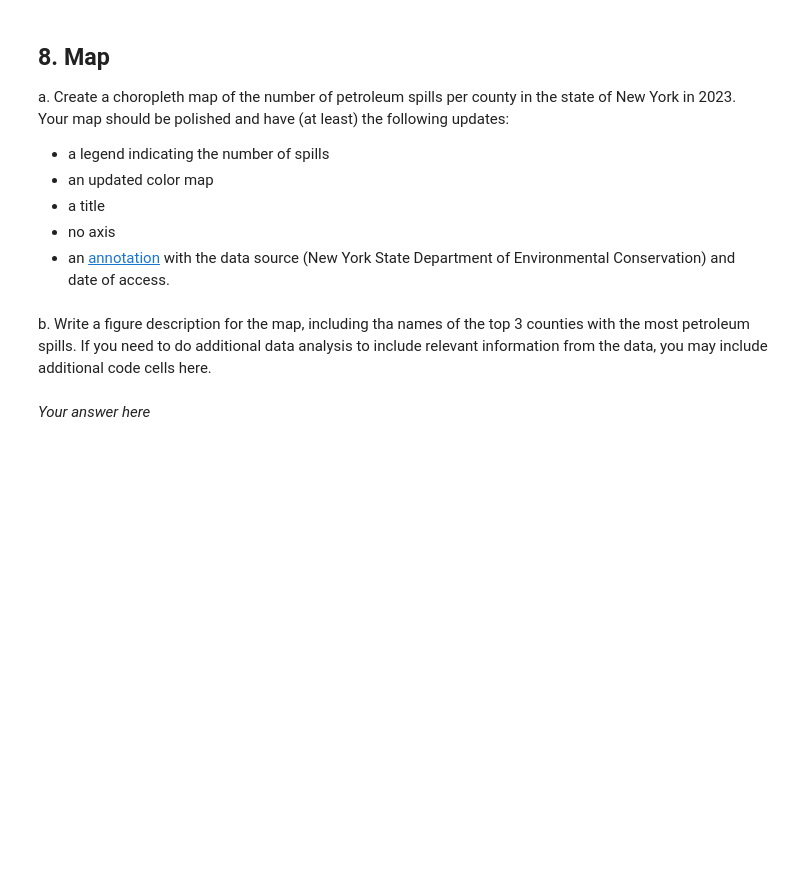
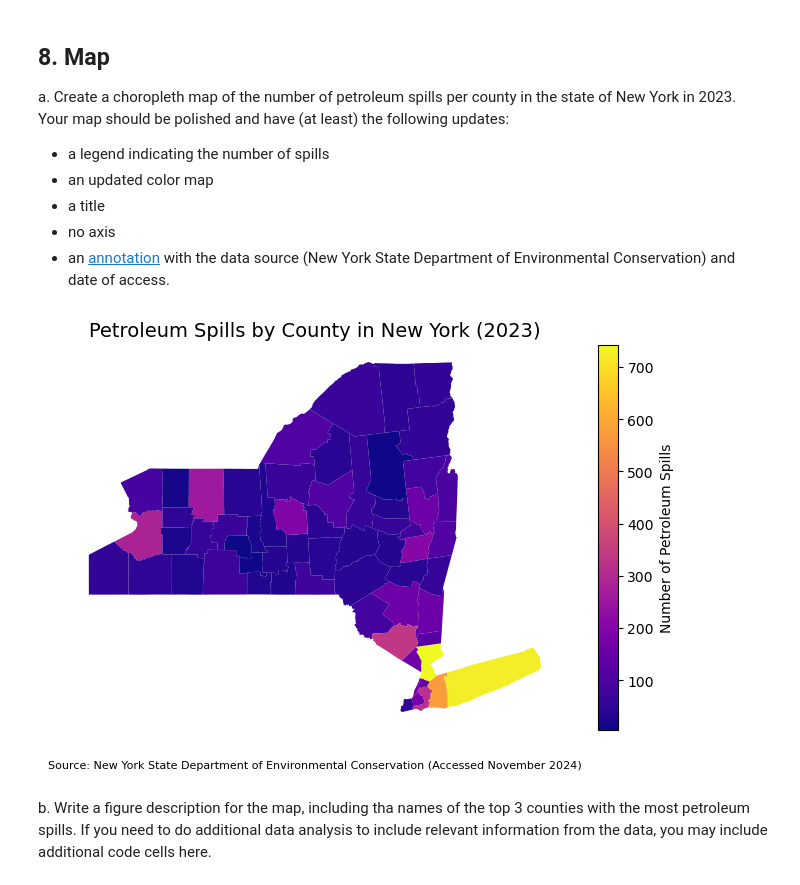
Before and after one commit to ZoeZhouJ/eds220-hwk3, a Jupyter notebook: hwk3-task2-oil-spills.ipynb, the cells around one changed output. Saved outputs shown, nothing was run; the diff lists cells and outputs as text; code cells hidden in the pictures; blank space fills up the shorter version.

Commit message:
Finish plotting

```diff
--- a/hwk3-task2-oil-spills.ipynb
+++ b/hwk3-task2-oil-spills.ipynb
@@ -81,4 +77,4 @@ counties = gpd.read_file(fp)
 # Import NY spills data
 fp_spills = os.path.join('data',
                         'Spill_Incidents_20241107.csv')
-spills = pd.read_csv(fp_spills, )
+spills = pd.read_csv(fp_spills)
@@ -611,8 +600,30 @@ Your map should be polished and have (at least) the following updates:
+# %%
+# a. Create a choropleth map of spills per county
+fig, ax = plt.subplots(figsize=(9,5)) # Update figure size
+
+# Map setup
+ax.axis("off") # remove axis for a cleaner map
+ax.set_title('Petroleum Spills by County in New York (2023)',
+           fontsize=14)
+ax.annotate('Source: New York State Department of Environmental Conservation (Accessed November 2024)',
+            (0.5,-0.1),
+           xycoords='axes fraction',
+           ha='center',
+           fontsize=8)
+# Add stats to map
+ny_counties.plot(ax=ax,
+                 column='n_spills',
+                 legend=True,
+                 cmap='plasma',
+                 legend_kwds={
+                     'label':'Number of Petroleum Spills',
+                 })
+plt.show()
+# %% [output]
+[figure, added]
 # %% [markdown]
 <!-- END QUESTION -->
 
 <!-- BEGIN QUESTION -->
 
 b. Write a figure description for the map, including tha names of the top 3 counties with the most petroleum spills. If you need to do additional data analysis to include relevant information from the data, you may include additional code cells here.
-# %% [markdown]
-*Your answer here*
```
Also changed, not shown: parts of 7 cells of this notebook.
